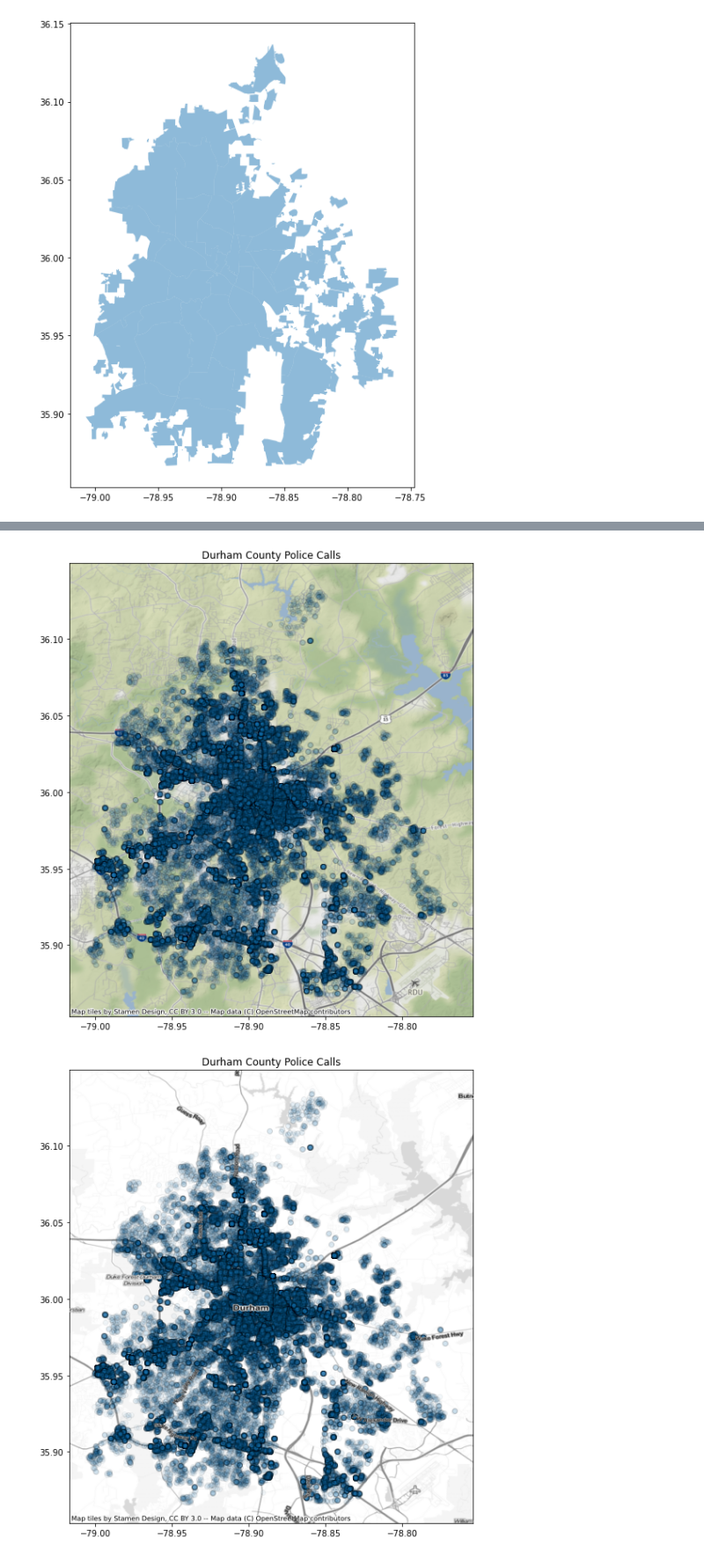
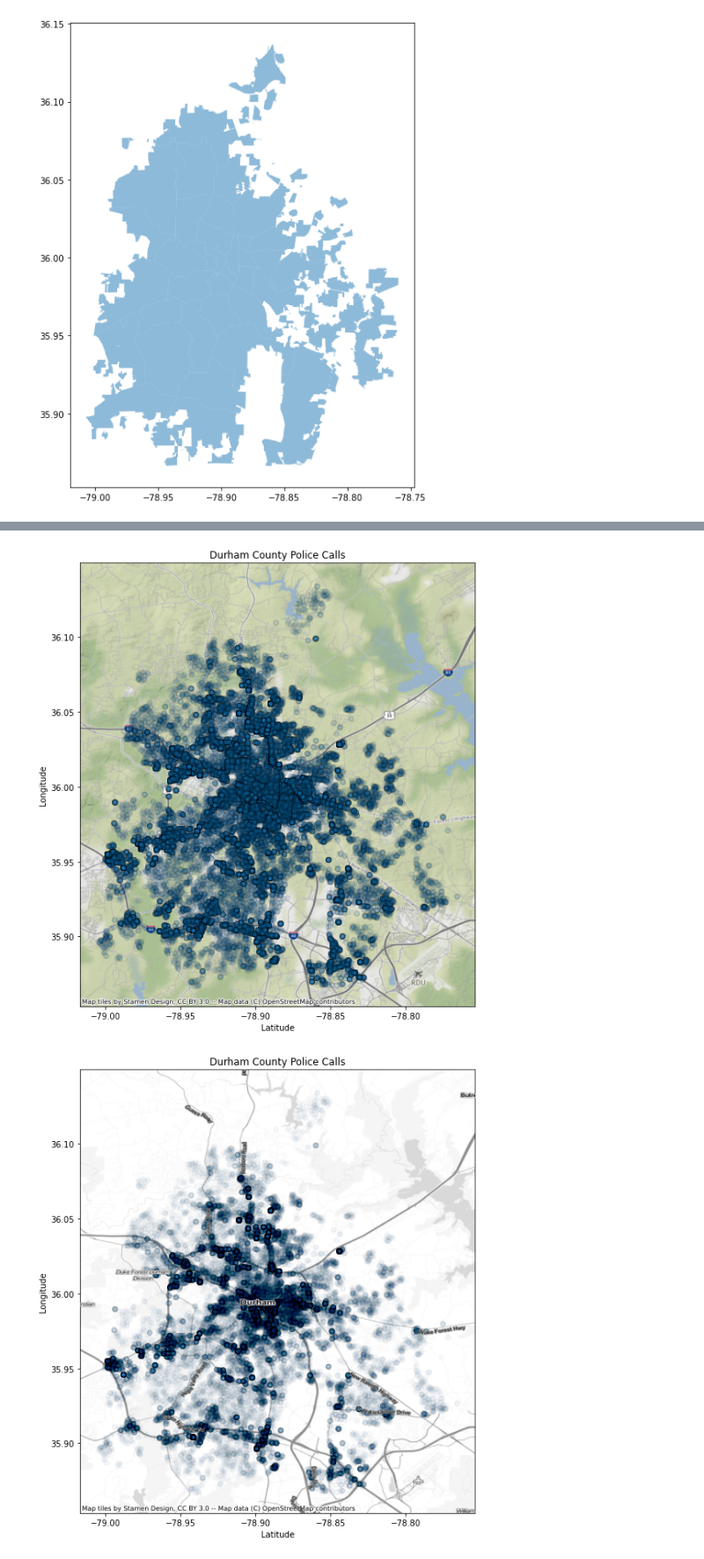
Before and after one commit to sadiesheridan/dataplus-project27-community-safety-durham, a Jupyter notebook: 10_code/EDA.ipynb, the cells around one changed output, grey strips where cells are left out. Shown at 88% size. Drawn from its saved outputs; the diff is of its cells as text; code cells hidden in the pictures.

```diff
--- a/10_code/EDA.ipynb
+++ b/10_code/EDA.ipynb
@@ -318,19 +324,23 @@ ax = dpd_w_policebeats.plot(figsize=(10, 10), alpha=0.05, edgecolor='k')
 cx.add_basemap(ax, crs=dpd_w_policebeats.crs)
 
 ax.set(title='Durham County Police Calls')
+plt.xlabel("Latitude")
+plt.ylabel("Longitude")
 plt.show()
 # %% [output]
-[figure, old version]
+[figure, new version]
 # %%
 #Adding a base map to the caller data with labels
-ax = dpd_w_policebeats.plot(figsize=(10, 10), alpha=0.05, edgecolor='k')
+ax = dpd_w_policebeats.plot(figsize=(10, 10), alpha=0.01, edgecolor='k')
 cx.add_basemap(ax, crs=dpd_w_policebeats.crs, source=cx.providers.Stamen.TonerLite)
 cx.add_basemap(ax, crs=dpd_w_policebeats.crs, source=cx.providers.Stamen.TonerLabels)
 
 ax.set(title='Durham County Police Calls')
+plt.xlabel("Latitude")
+plt.ylabel("Longitude")
 plt.show()
 # %% [output]
-[figure, old version]
+[figure, new version]
 # %%
 #Mapping high priority calls over a street map
 PriorityCalls = dpd_w_policebeats.loc[dpd_w_policebeats['Priority'] == 'P']
```
Also changed, not shown: parts of 18 cells of this notebook.
